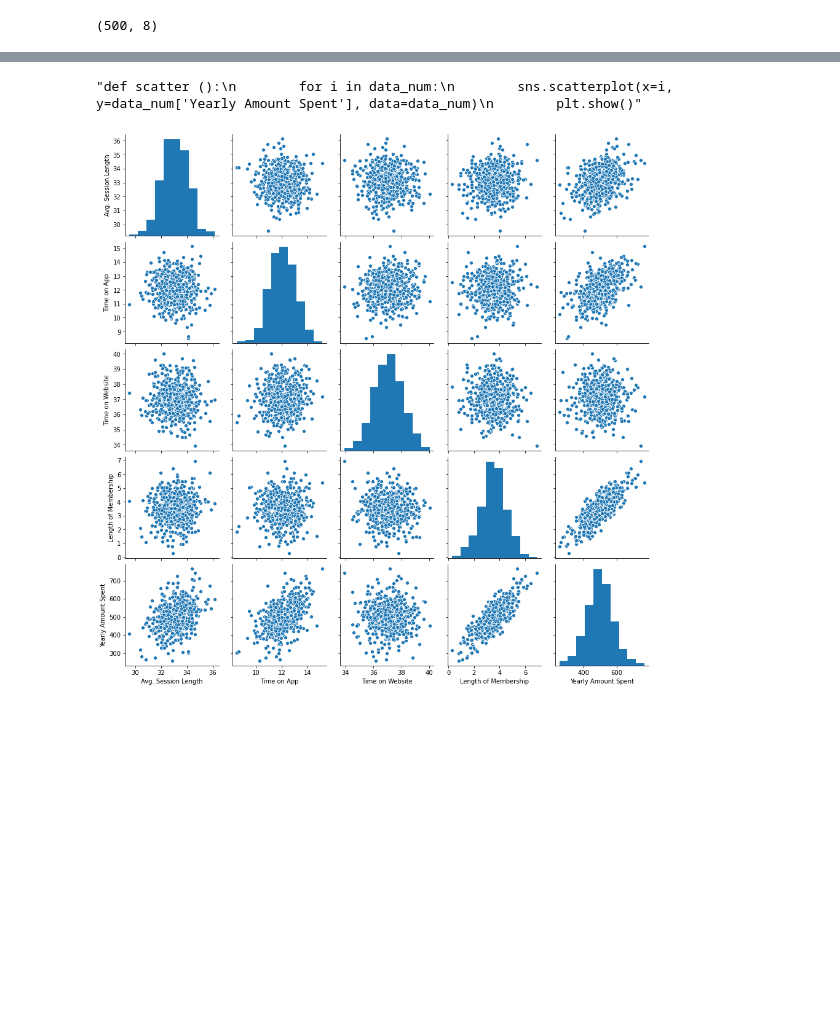
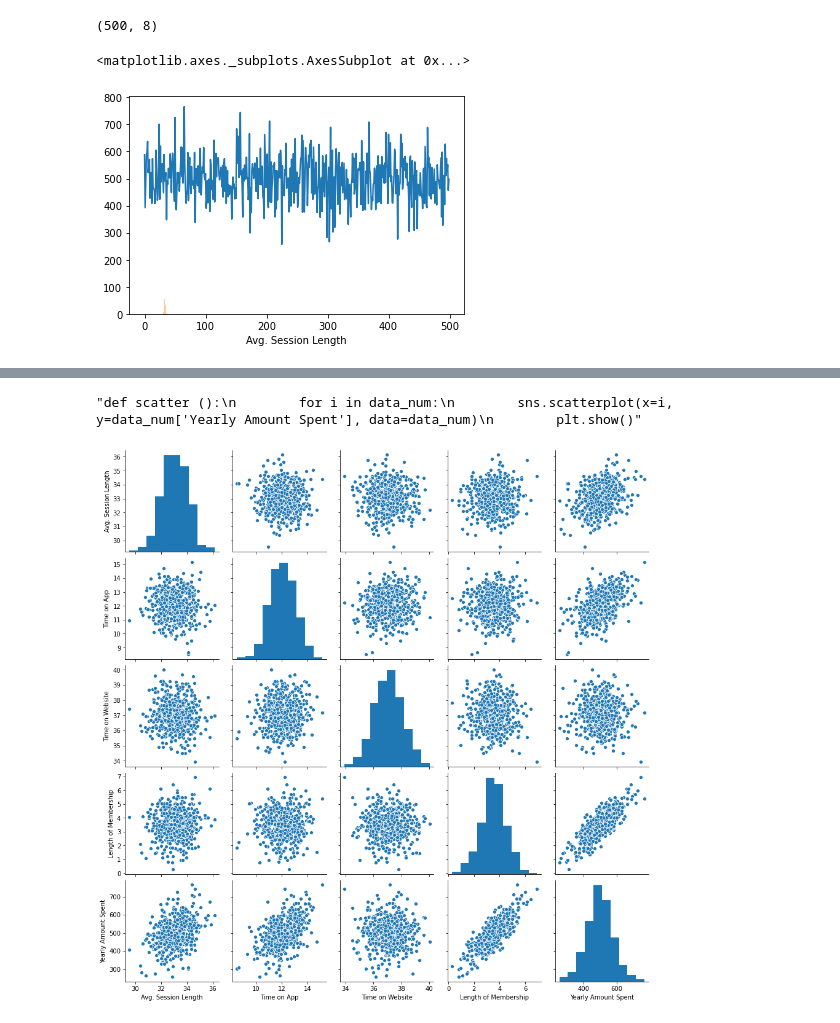
Before and after one commit to JustinSms/Ecommerce_clustering, a Jupyter notebook: visualisation.ipynb, the cells around one changed output, grey strips where cells are left out. Saved outputs shown, nothing was run; the diff lists cells and outputs as text; code cells hidden in the pictures; blank space fills up the shorter version.

```diff
--- a/visualisation.ipynb
+++ b/visualisation.ipynb
@@ -17,6 +17,18 @@ print(data.shape) #thats why the line plot has this high density
 # %%
 #Univariate visual data analysis
 
-#sns.distplot(data_num["Yearly Amount Spent"],kde=False, bins=20)
+scale_yearly= 1000
+plt.plot(data_num["Yearly Amount Spent"])
+
+def distplot(x):
+    for i in x:
+        return sns.distplot(x[i],kde=False, bins=20)
+
+
+
+distplot(data_num)
+# %% [output]
+<matplotlib.axes._subplots.AxesSubplot at 0x...>
+[figure, added]
 # %%
 #bivariate data analysis
```
Also changed, not shown: parts of 1 cell of this notebook, 3 other files.
